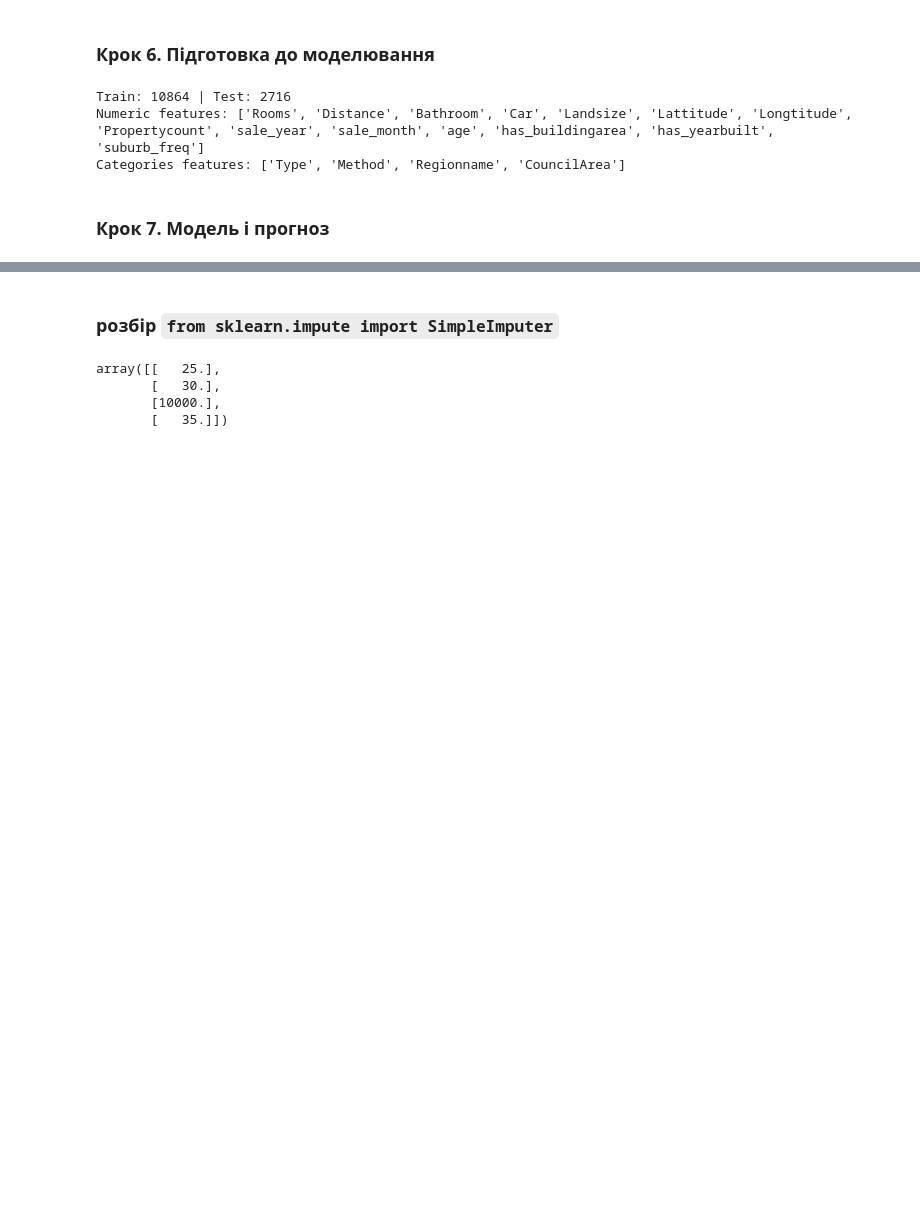
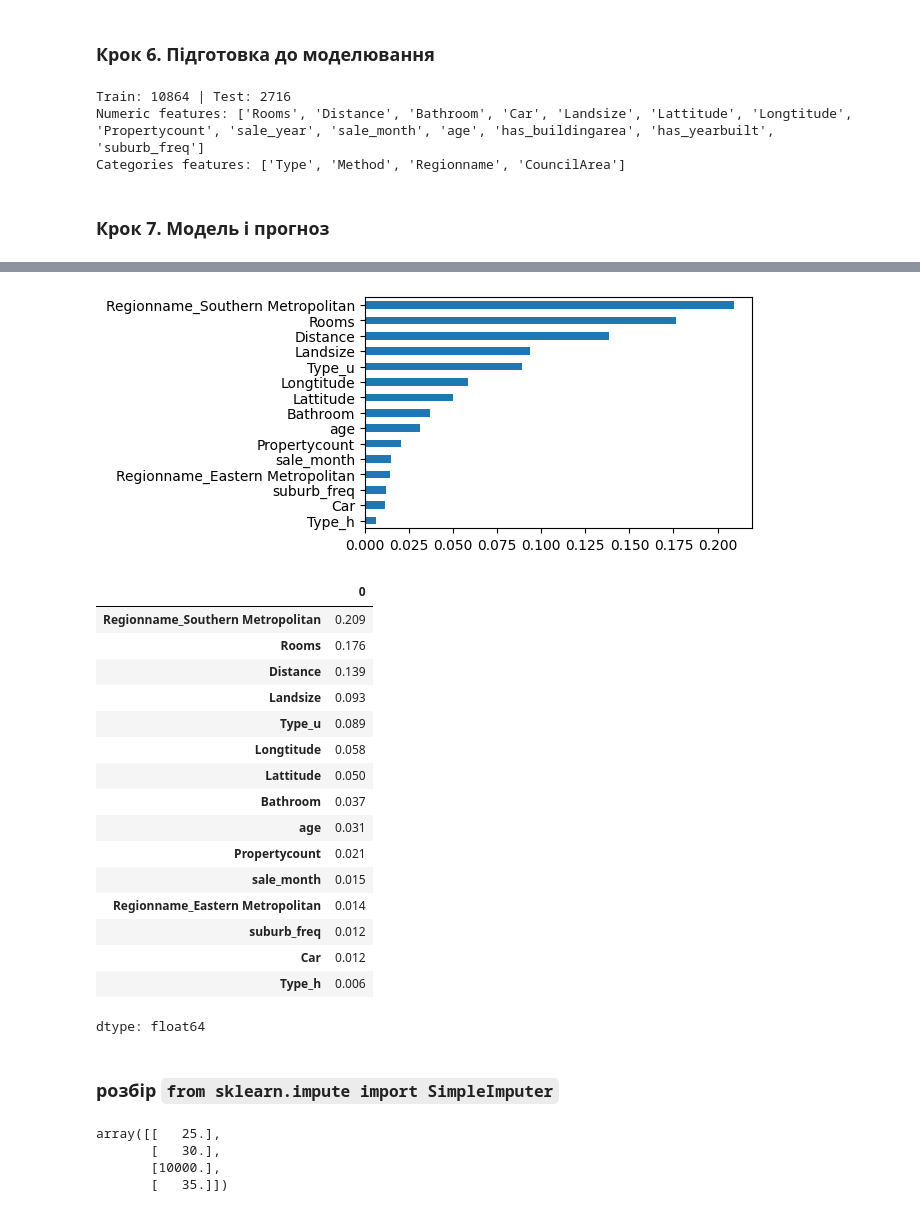
Before and after one commit to KsiuTretyakova/melbourne-housing-DTA, a Jupyter notebook: notebooks/task_easy_workbook.ipynb, the cells around one changed output, grey strips where cells are left out. Drawn from its saved outputs; the diff is of its cells as text; code cells hidden in the pictures; blank space fills up the shorter version.

Commit message:
models and score

```diff
--- a/notebooks/task_easy_workbook.ipynb
+++ b/notebooks/task_easy_workbook.ipynb
@@ -375,3 +425,40 @@ Categories features: ['Type', 'Method', 'Regionname', 'CouncilArea']
+# %%
+# Важливість ознак у лісу:
+#  - у навченого лісу візьміть model.feature_importances_
+#  - назви стовпців після One-Hot дістаньте через get_feature_names_out
+#  - відсортуйте і подивіться топ ознак
+
+ohe_names = rf_pipe.named_steps['prep'].named_transformers_['cat'] \
+            .named_steps['ohe'].get_feature_names_out(cat_cols)
+
+feat_names = list(num_cols) + list(ohe_names)
+imp = pd.Series(rf_pipe.named_steps['model'].feature_importances_, index=feat_names) \
+      .sort_values(ascending=False).head(15)
+
+plt.figure(figsize=(5, 3))
+imp[::-1].plot.barh()
+plt.show()
+
+imp.round(3)
+# %% [output]
+[figure, added]
+|  | 0 |
+| Regionname_Southern Metropolitan | 0.209 |
+| Rooms | 0.176 |
+| Distance | 0.139 |
+| Landsize | 0.093 |
+| Type_u | 0.089 |
+| Longtitude | 0.058 |
+| Lattitude | 0.050 |
+| Bathroom | 0.037 |
+| age | 0.031 |
+| Propertycount | 0.021 |
+| sale_month | 0.015 |
+| Regionname_Eastern Metropolitan | 0.014 |
+| suburb_freq | 0.012 |
+| Car | 0.012 |
+| Type_h | 0.006 |
+dtype: float64
 # %% [markdown]
 ### розбір `from sklearn.impute import SimpleImputer`
 # %%
```
Also changed, not shown: parts of 1 cell of this notebook.
